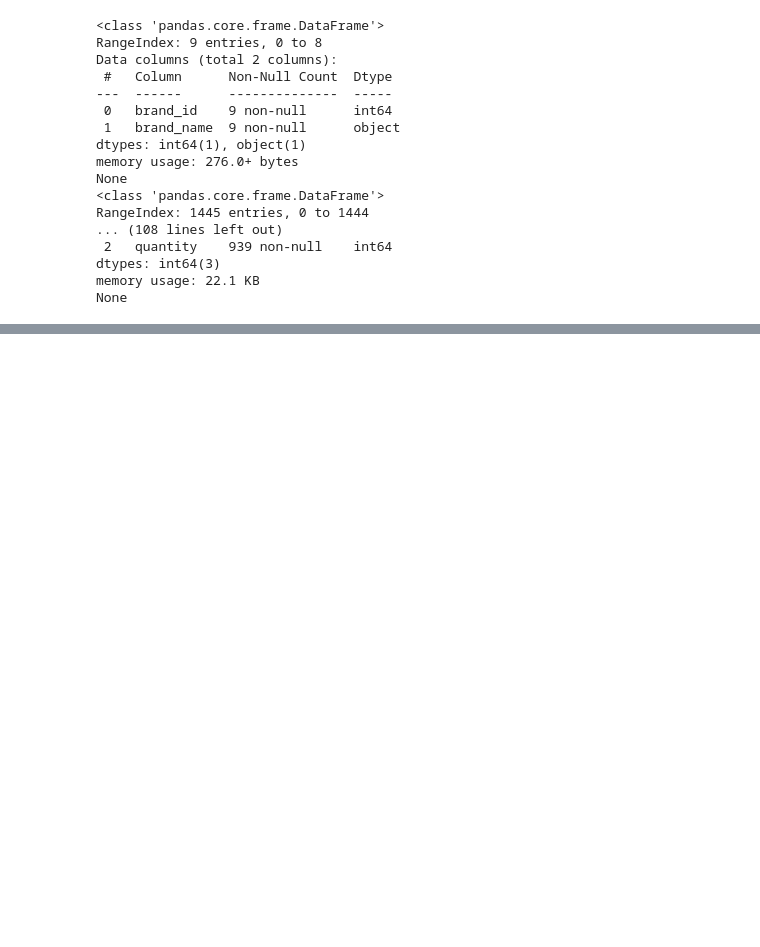
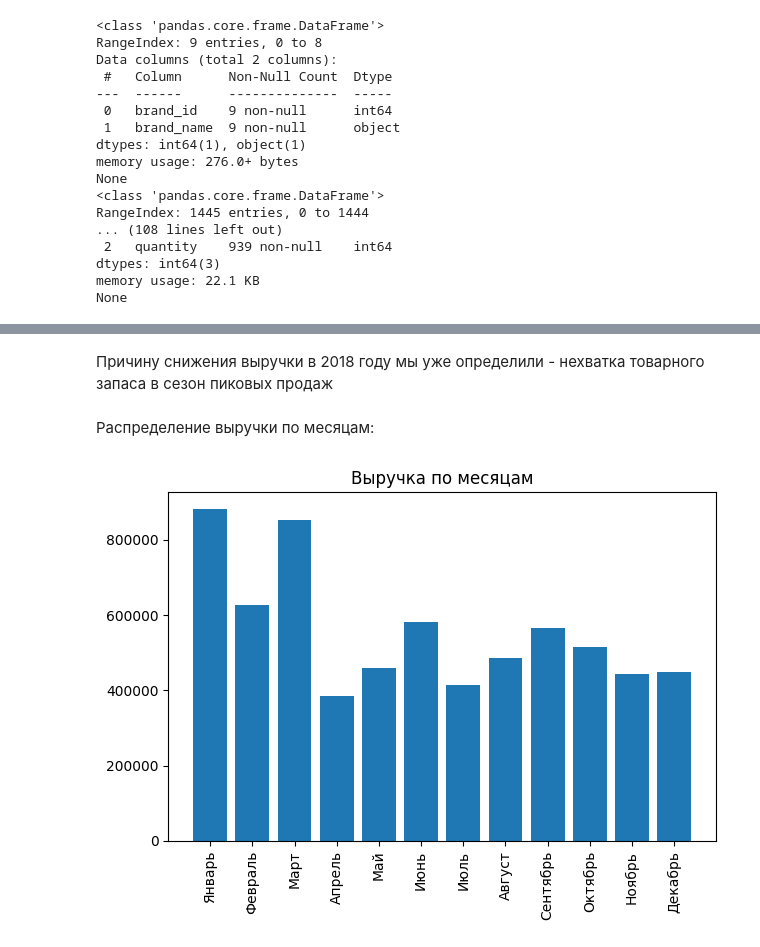
Before and after one commit to AslanZeinalov/retail_store_analysis, a Jupyter notebook: bike_store_analysis.ipynb, the cells around one changed output, grey strips where cells are left out. Cells and saved outputs as stored; diff of their text form; code cells hidden in the pictures; blank space fills up the shorter version.

```diff
--- a/bike_store_analysis.ipynb
+++ b/bike_store_analysis.ipynb
@@ -473,0 +411,15 @@ client_statistic_count.head(10)
+# %% [markdown]
+Причину снижения выручки в 2018 году мы уже определили  - нехватка товарного запаса в сезон пиковых продаж
+# %% [markdown]
+Распределение выручки по месяцам:
+# %%
+months_order = ['Январь', 'Февраль', 'Март', 'Апрель', 'Май', 'Июнь', 'Июль', 'Август', 'Сентябрь', 'Октябрь', 'Ноябрь', 'Декабрь']
+mounth_revenue['month'] = pd.Categorical(mounth_revenue['month'], categories=months_order, ordered=True)
+mounth_revenue = mounth_revenue.sort_values('month')
+
+plt.bar(mounth_revenue['month'], mounth_revenue['revenue'])
+plt.xticks(rotation=90)
+plt.title('Выручка по месяцам')
+plt.tight_layout()
+# %% [output]
+[figure, added]
```
Also changed, not shown: parts of 119 cells of this notebook.
